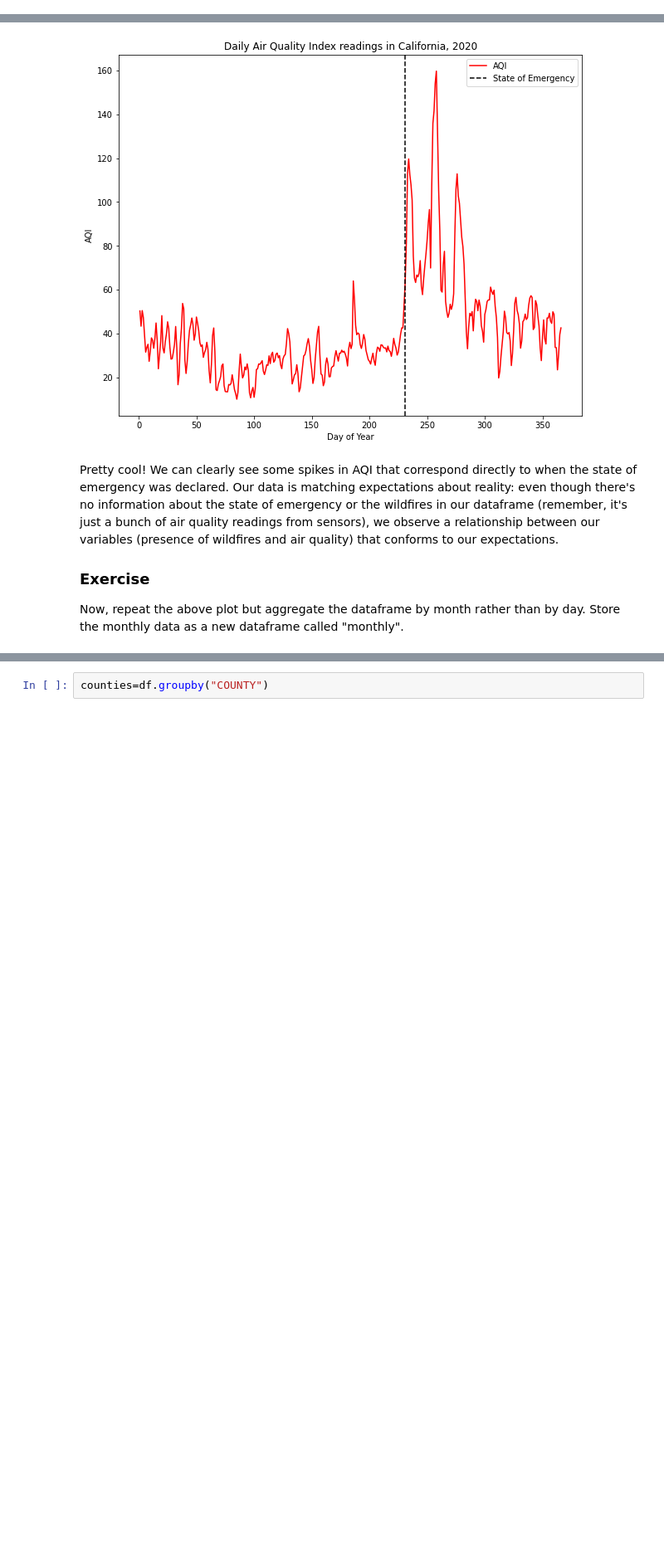
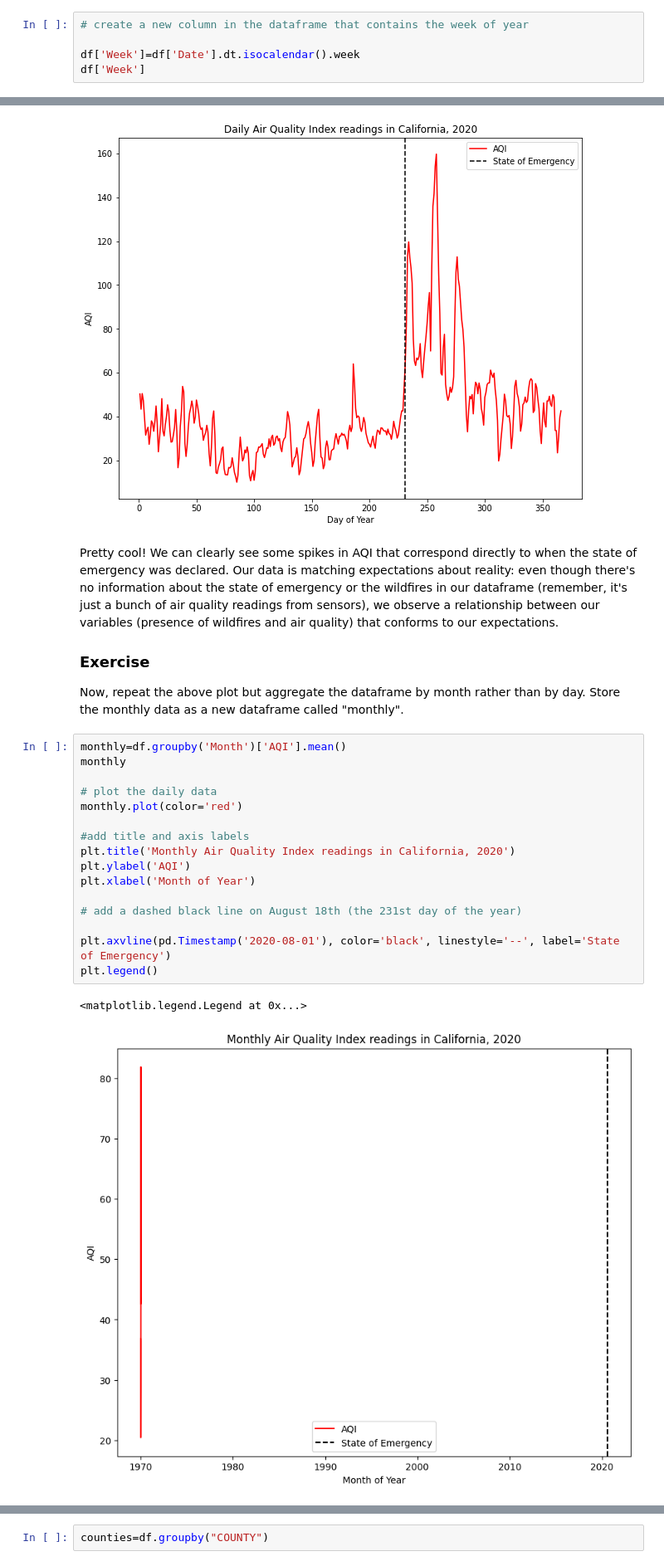
Before and after one commit to laiacoder/QM2, a Jupyter notebook: notebooks/W03. Spatial Data.ipynb, the cells around one changed output, grey strips where cells are left out. Shown: that part at 83% size. Cells and saved outputs as stored; diff of their text form; blank space fills up the shorter version.

```diff
--- a/notebooks/W03. Spatial Data.ipynb
+++ b/notebooks/W03. Spatial Data.ipynb
@@ -143,3 +139,8 @@ When I print the new columns we've made ("Month" and "Day") next to the original
 ### Exercise
 
 [Here's](https://pandas.pydata.org/docs/reference/api/pandas.Series.dt.dayofyear.html) the documentation for the pandas function that allowed us to extract the day of year from the datetime column. Using the documentation on this page, create a new column in the dataframe that contains the week of year.
+# %%
+# create a new column in the dataframe that contains the week of year
+
+df['Week']=df['Date'].dt.isocalendar().week
+df['Week']
@@ -199,3 +217,22 @@ Pretty cool! We can clearly see some spikes in AQI that correspond directly to w
 
 ### Exercise
 Now, repeat the above plot but aggregate the dataframe by month rather than by day. Store the monthly data as a new dataframe called "monthly".
+# %%
+monthly=df.groupby('Month')['AQI'].mean()
+monthly
+
+# plot the daily data
+monthly.plot(color='red')
+
+#add title and axis labels
+plt.title('Monthly Air Quality Index readings in California, 2020')
+plt.ylabel('AQI')
+plt.xlabel('Month of Year')
+
+# add a dashed black line on August 18th (the 231st day of the year)
+
+plt.axvline(pd.Timestamp('2020-08-01'), color='black', linestyle='--', label='State of Emergency')
+plt.legend()
+# %% [output]
+<matplotlib.legend.Legend at 0x...>
+[figure, added]
```
Also changed, not shown: parts of 6 cells of this notebook.
